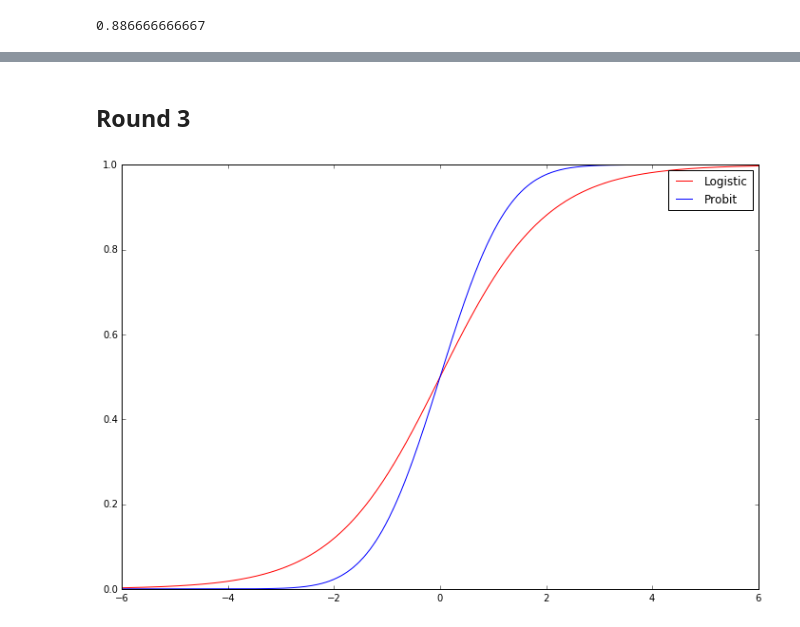
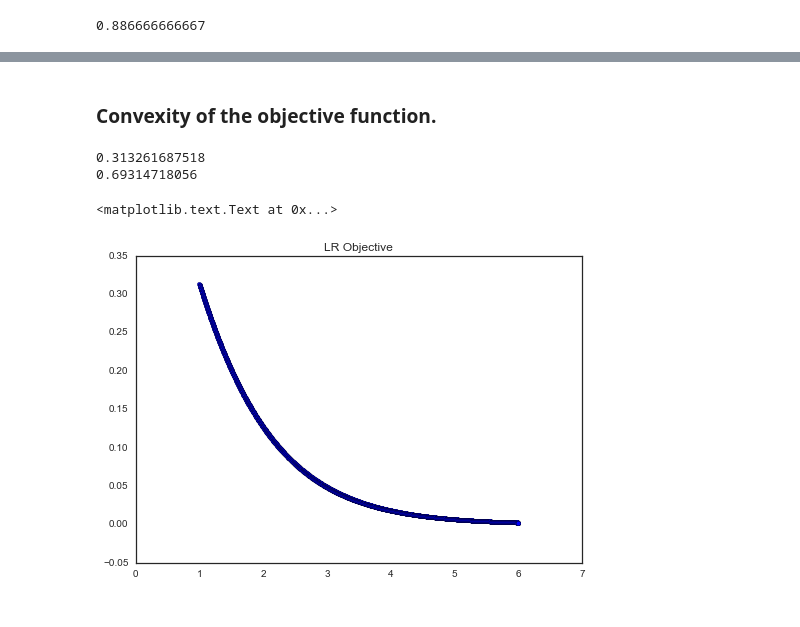
Before and after one commit to sambuddha-roy/presentations, a Jupyter notebook: Veritas.Aug1.2016/Day2_Logistic_Regression.ipynb, the cells around one changed output, grey strips where cells are left out. Saved outputs shown, nothing was run; the diff lists cells and outputs as text; code cells hidden in the pictures.

```diff
--- a/Veritas.Aug1.2016/Day2_Logistic_Regression.ipynb
+++ b/Veritas.Aug1.2016/Day2_Logistic_Regression.ipynb
@@ -506,11 +107,27 @@ affair_mod.model.cdf(affair_mod.fittedvalues[500])
-# %% [markdown]
-## Round 3
-# %%
-fig = plt.figure(figsize=(12,8))
-ax = fig.add_subplot(111)
-support = np.linspace(-6, 6, 1000)
-ax.plot(support, stats.logistic.cdf(support), 'r-', label='Logistic')
-ax.plot(support, stats.norm.cdf(support), label='Probit')
-ax.legend();
-# %% [output]
-[figure, removed]
+# %% [markdown]
+### Convexity of the objective function.
+# %%
+x = np.linspace(1, 6, 2000)
+# %%
+y = np.random.randint(2, size = len(x))
+y = np.ones(len(x))
+# %%
+def obj_val(x, y):
+    return -y*np.log(1/(1 + np.exp(-x))) - (1-y)*np.log(np.exp(-x)/(1 + np.exp(-x)))
+
+i = 0
+print(obj_val(x[i], y[i]))
+print(obj_val(0, 0))
+
+#vectorizing the computation.
+obj_vectorized = np.vectorize(obj_val)
+obj_values = obj_vectorized(x,y)
+
+f, ax = plt.subplots()
+ax.scatter(x, obj_values)
+ax.set_title('LR Objective')
+# %% [output]
+0.313261687518
+0.69314718056
+<matplotlib.text.Text at 0x...>
+[figure, added]
```
Also changed, not shown: parts of 54 cells of this notebook, 2 other files.
